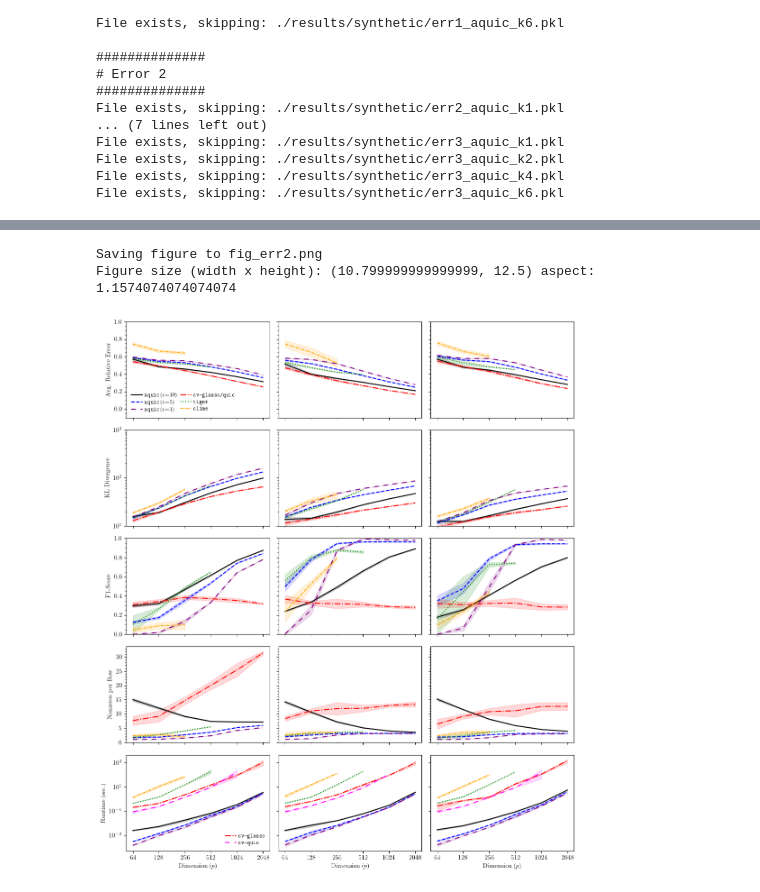
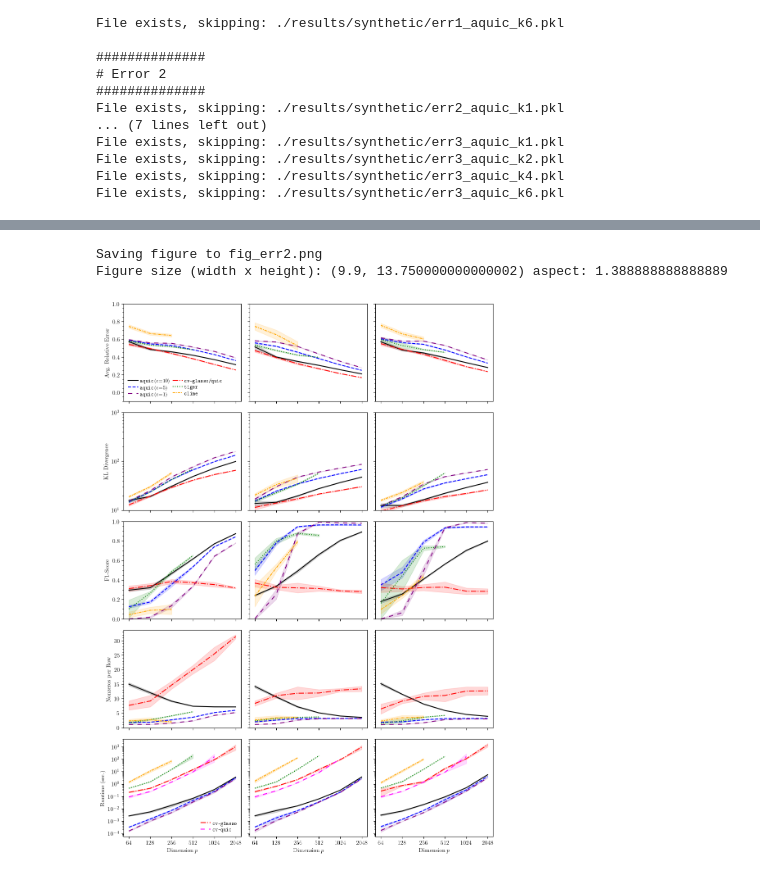
Before and after one commit to aefty/aquic, a Jupyter notebook: test_synthetic_other.ipynb, the cells around one changed output, grey strips where cells are left out. Cells and saved outputs as stored; diff of their text form; code cells hidden in the pictures.

```diff
--- a/test_synthetic_other.ipynb
+++ b/test_synthetic_other.ipynb
@@ -851,7 +851,9 @@ x_line, dataframe       = pd.read_pickle(f"{folder_name}/err1.pkl")
 _,      dataframe_aquic = pd.read_pickle(f"{folder_name}/err1_aquic_k2.pkl")
 
 line_style = [(0, (5, 5)), "-", "--", "-.", ":", (0, (3, 1, 1, 1))]
-fig, axs   = make_plot(5, 3, s=[1.2, 1], sharex=True, sharey="row")
+fig, axs   = make_plot(5, 3, s=[1.1, 1.1], sharex=True, sharey="row")
+
+fig.subplots_adjust(wspace=0.0, hspace=0.0)
 
 line_alpha, fill_alpha, std_band = 1.0, 0.15, 1
 data_types = ["cluster", "band", "hub"]
@@ -988,6 +990,7 @@ axs[i, 0].minorticks_on()
 axs[i, 0].set_xscale("log", base=2)
 axs[i, 0].legend(loc="lower right", frameon=False, fontsize=9, ncol=1, labelspacing=0.3, handletextpad=0.3)
 
+fig.show()
 fig_name = "fig_err1.png"
 print("Saving figure to", fig_name)
 fig.savefig(fig_name, dpi=300)
@@ -1003,7 +1006,9 @@ x_line, dataframe       = pd.read_pickle(f"{folder_name}/err2.pkl")
 _,      dataframe_aquic = pd.read_pickle(f"{folder_name}/err2_aquic_k2.pkl")
 
 line_style = [(0, (5, 5)), "-", "--", "-.", ":", (0, (3, 1, 1, 1))]
-fig, axs   = make_plot(5, 3, s=[1.2, 1], sharex=True, sharey="row")
+fig, axs   = make_plot(5, 3, s=[1.1, 1.1], sharex=True, sharey="row")
+
+fig.subplots_adjust(wspace=0.0, hspace=0.0)
 
 line_alpha, fill_alpha, std_band = 1.0, 0.15, 1
 data_types = ["cluster", "band", "hub"]
@@ -1118,35 +1123,36 @@ for j, dt in enumerate(data_types):
         (aquic_id3, "purple", line_style[0], ""),
         ("glasso",  "red",     line_style[3], r"$\texttt{cv-glasso}$"),
         ("quic",    "magenta", line_style[0], r"$\texttt{cv-quic}$"),
         ("tiger",   "green",   line_style[4], ""),
         ("clime",   "orange",  line_style[5], ""),
     ]:
         src = dataframe_aquic if "aquic" in str(key) else dataframe
         rt  = src[dt][key].runtime.astype(float).mask(lambda x: x.gt(threshold * x.min(0)), np.nan)
         m, v = rt.mean(0), rt.std(0) * std_band
         axs[i, j].loglog(x_line, m, color=col, linestyle=ls, label=lab, alpha=line_alpha)
         axs[i, j].fill_between(x_line, m + v, m - v, alpha=fill_alpha, color=col)
 
     axs[i, j].set_xscale("log", base=2)
     axs[i, j].set_xticks(x_line)
     axs[i, j].xaxis.set_major_formatter(ScalarFormatter())
     axs[i, j].ticklabel_format(axis="x", style="plain")
     axs[i, j].set_xlabel(r"Dimension $p$")
 
 axs[i, 0].set_ylabel(r"Runtime (sec.)")
 axs[i, 0].minorticks_on()
 
 axs[i, 0].legend(loc="lower right", frameon=False, fontsize=9, ncol=1, labelspacing=0.3, handletextpad=0.3)
 
+fig.show()
 fig_name = "fig_err2.png"
 print("Saving figure to", fig_name)
 fig.savefig(fig_name, dpi=300)
 w, h = fig.get_size_inches()
 print("Figure size (width x height):", (w, h), "aspect:", h / w)
 # %% [output]
 Saving figure to fig_err2.png
-Figure size (width x height): (10.799999999999999, 12.5) aspect: 1.1574074074074074
+Figure size (width x height): (9.9, 13.750000000000002) aspect: 1.388888888888889
-[figure, old version]
+[figure, new version]
 # %%
 folder_name = "./results/synthetic"
 x_line, dataframe          = pd.read_pickle(f"{folder_name}/err3.pkl")
```
Also changed, not shown: parts of 2 cells of this notebook, 14 other files.
